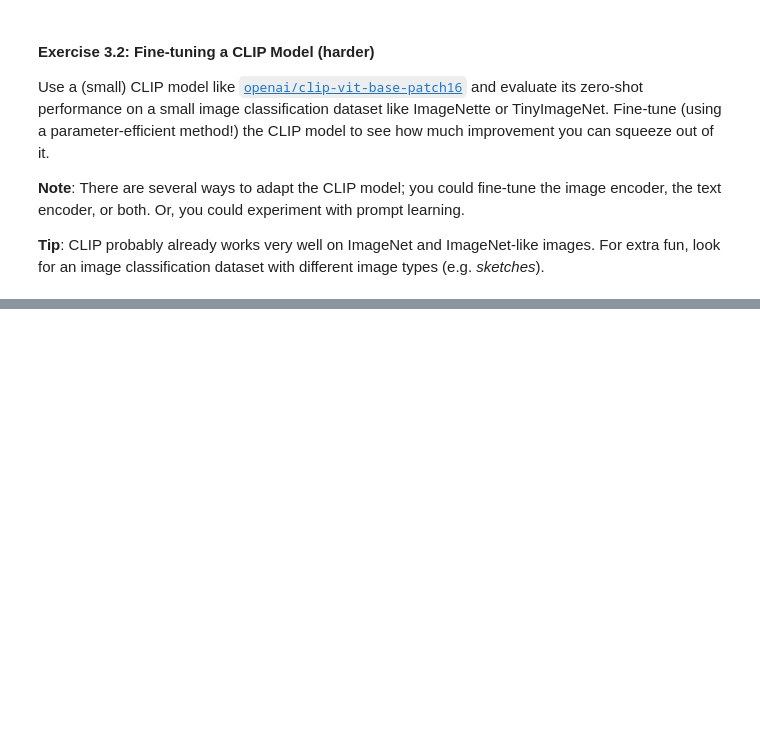
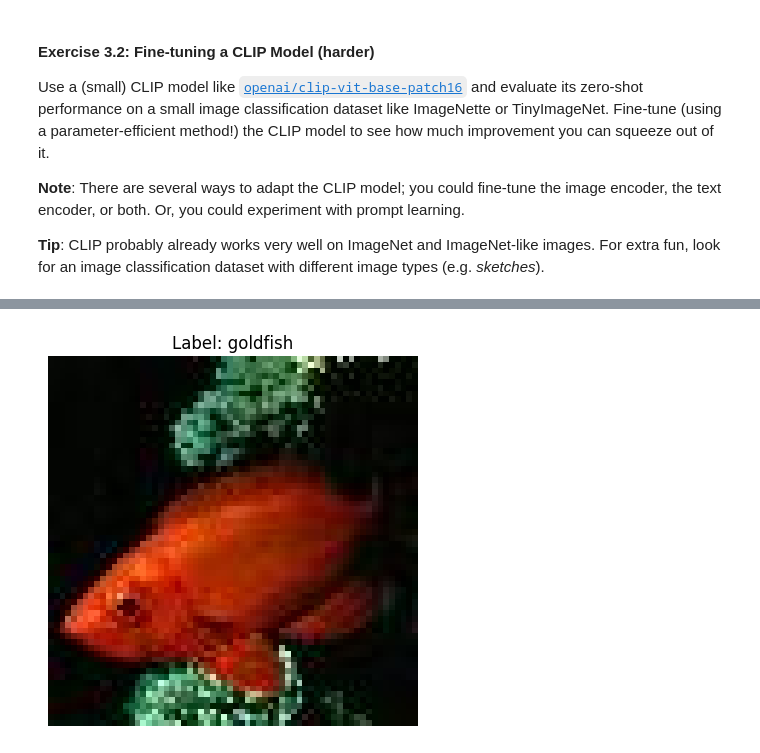
Before and after one commit to fbizza/deep-learning-applications, a Jupyter notebook: lab_3/lab_3.ipynb, the cells around one changed output, grey strips where cells are left out. Cells and saved outputs as stored; diff of their text form; code cells hidden in the pictures; blank space fills up the shorter version.

```diff
--- a/lab_3/lab_3.ipynb
+++ b/lab_3/lab_3.ipynb
@@ -373,4 +275,4 @@ Use a (small) CLIP model like [`openai/clip-vit-base-patch16`](https://huggingfa
 
 **Tip**: CLIP probably already works very well on ImageNet and ImageNet-like images. For extra fun, look for an image classification dataset with different image types (e.g. *sketches*).
 # %%
-# Your code here.
+dataset = load_dataset("zh-plus/tiny-imagenet", split="valid")
@@ -384,0 +279,16 @@ There are a *ton* of interesting and fun models on the HuggingFace hub. Pick one
+# %%
+words_file = 'words.txt'  # to map class names into human understandable labels
+wnid_to_name = {}
+
+with open(words_file) as f:
+    for line in f:
+        wnid, name = line.strip().split("\t")
+        wnid_to_name[wnid] = name.split(",")[0]  # to take only the first description, example  black widow, Latrodectus mactans -> black widow
+
+idx_to_class_name = {
+    i: wnid_to_name[wnid]
+    for i, wnid in enumerate(dataset.features["label"].names)
+}
+
+for i in range(10):
+    print(f"{i}: {idx_to_class_name[i]}")
@@ -384,0 +306,19 @@ There are a *ton* of interesting and fun models on the HuggingFace hub. Pick one
+# %%
+def show_image_with_label(idx, save=False):
+    item = dataset[idx]
+    image = item["image"]
+    label_idx = item["label"]
+    label_name = idx_to_class_name.get(label_idx, f"Unknown ({label_idx})")
+
+    plt.imshow(image)
+    plt.title(f"Label: {label_name}")
+    plt.axis('off')
+    plt.show()
+
+    if save:
+        image.save("image.jpg")
+
+
+show_image_with_label(32)
+# %% [output]
+[figure, added]
```
Also changed, not shown: parts of 28 cells of this notebook.
